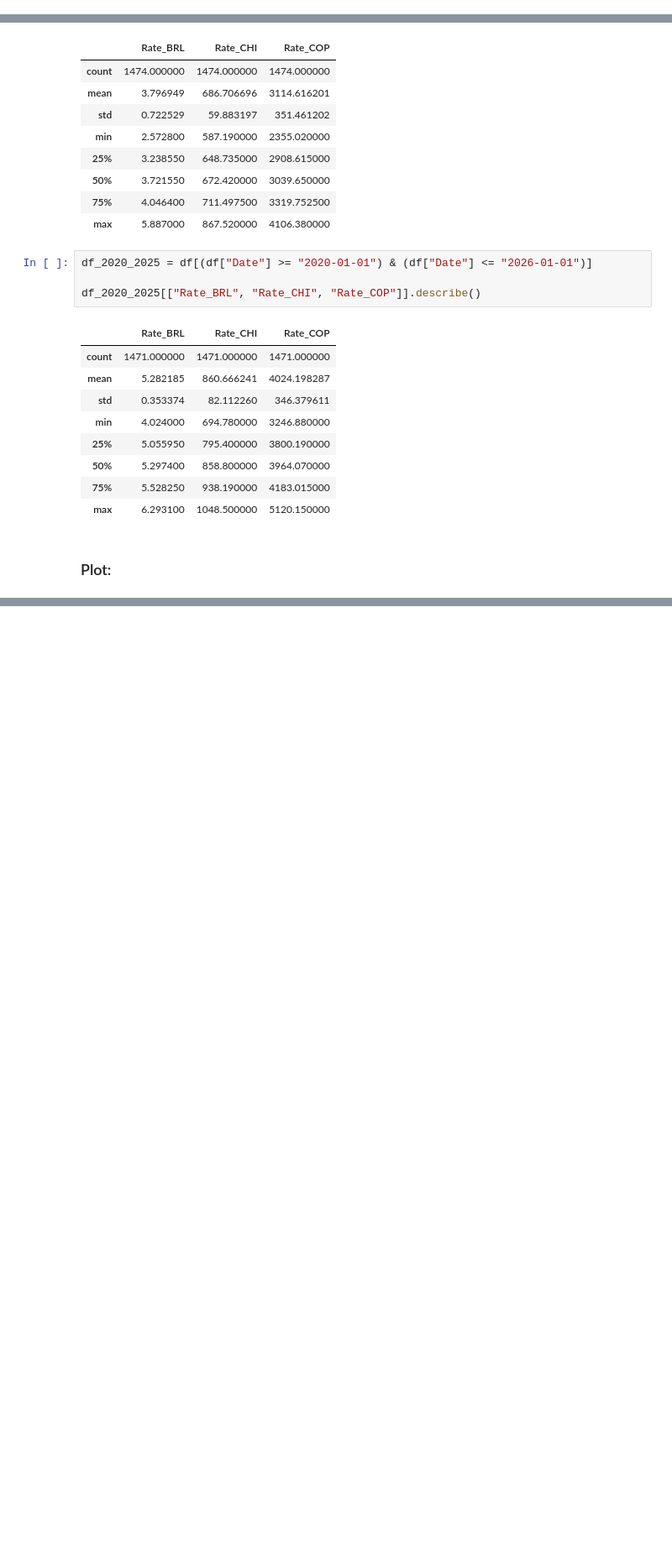
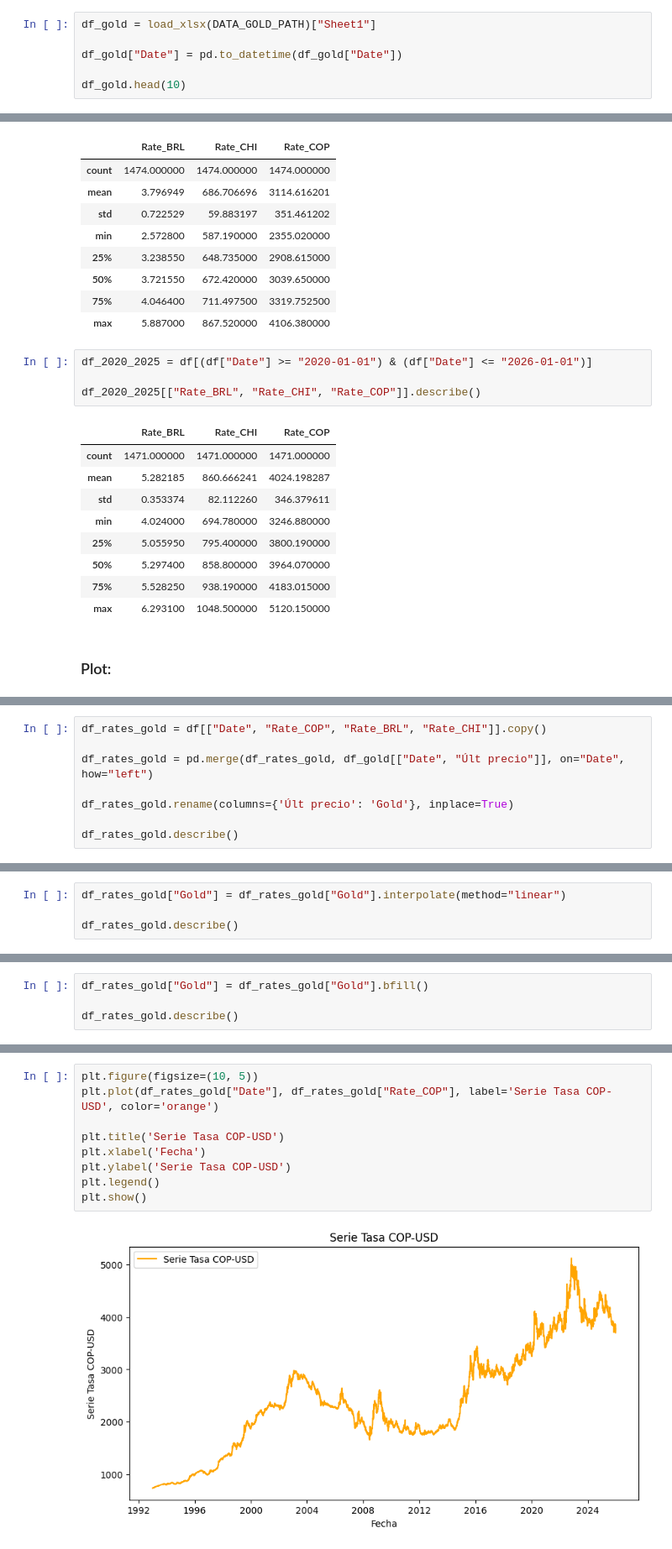
Before and after one commit to oscardi777/Test-Codigos, a Jupyter notebook: Data_predict/data_caracteristica.ipynb, the cells around one changed output, grey strips where cells are left out. Shown at 84% size. Saved outputs shown, nothing was run; the diff lists cells and outputs as text; blank space fills up the shorter version.

Commit message:
new data avaible

```diff
--- a/Data_predict/data_caracteristica.ipynb
+++ b/Data_predict/data_caracteristica.ipynb
@@ -55,0 +76,6 @@ df_final.describe()
+# %%
+df_gold = load_xlsx(DATA_GOLD_PATH)["Sheet1"]
+
+df_gold["Date"] = pd.to_datetime(df_gold["Date"])
+
+df_gold.head(10)
@@ -272,0 +313,8 @@ plt.show()
+# %%
+df_rates_gold = df[["Date", "Rate_COP", "Rate_BRL", "Rate_CHI"]].copy()
+
+df_rates_gold = pd.merge(df_rates_gold, df_gold[["Date", "Últ precio"]], on="Date", how="left")
+
+df_rates_gold.rename(columns={'Últ precio': 'Gold'}, inplace=True)
+
+df_rates_gold.describe()
@@ -272,0 +331,4 @@ plt.show()
+# %%
+df_rates_gold["Gold"] = df_rates_gold["Gold"].interpolate(method="linear")
+
+df_rates_gold.describe()
@@ -272,0 +345,4 @@ plt.show()
+# %%
+df_rates_gold["Gold"] = df_rates_gold["Gold"].bfill()
+
+df_rates_gold.describe()
@@ -272,0 +359,11 @@ plt.show()
+# %%
+plt.figure(figsize=(10, 5))
+plt.plot(df_rates_gold["Date"], df_rates_gold["Rate_COP"], label='Serie Tasa COP-USD', color='orange')
+
+plt.title('Serie Tasa COP-USD')
+plt.xlabel('Fecha')
+plt.ylabel('Serie Tasa COP-USD')
+plt.legend()
+plt.show()
+# %% [output]
+[figure, added]
```
Also changed, not shown: parts of 14 cells of this notebook, 4 other files.
